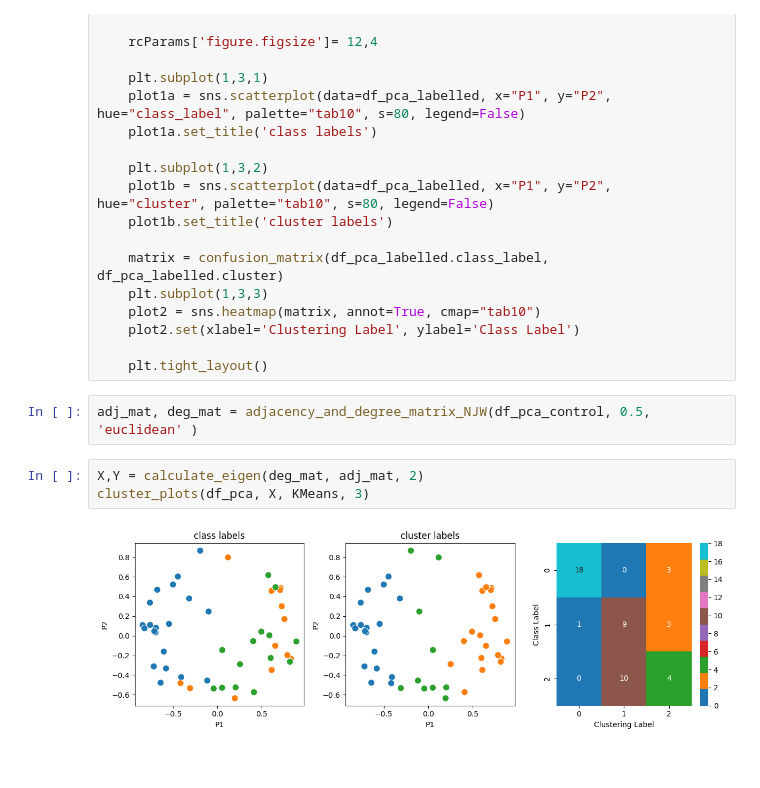
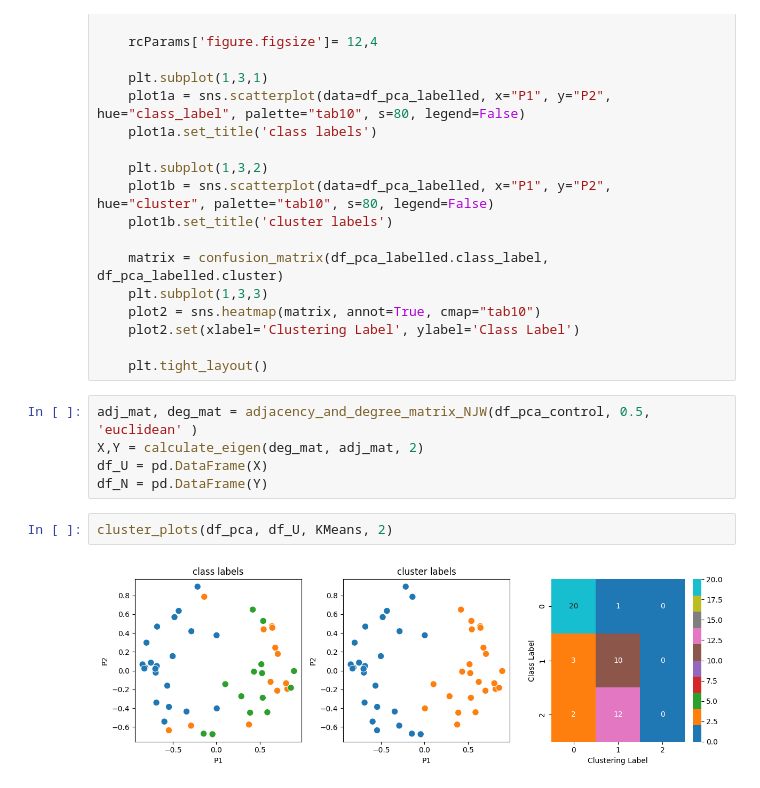
Before and after one commit to clumsyspeedboat/clustering_metaproteins, a Jupyter notebook: cluster_analysis.ipynb, the cells around one changed output. Saved outputs shown, nothing was run; the diff lists cells and outputs as text.

```diff
--- a/cluster_analysis.ipynb
+++ b/cluster_analysis.ipynb
@@ -159,9 +158,11 @@ def cluster_plots(df_pca_labelled, data, algorithm, k):
     plt.tight_layout()
 # %%
 adj_mat, deg_mat = adjacency_and_degree_matrix_NJW(df_pca_control, 0.5, 'euclidean' )
+X,Y = calculate_eigen(deg_mat, adj_mat, 2)
+df_U = pd.DataFrame(X)
+df_N = pd.DataFrame(Y)
-# %%
-X,Y = calculate_eigen(deg_mat, adj_mat, 2)
-cluster_plots(df_pca, X, KMeans, 3)
-# %% [output]
-[figure, removed]
+# %%
+cluster_plots(df_pca, df_U, KMeans, 2)
+# %% [output]
+[figure, added]
 # %%
```
Also changed, not shown: parts of 8 cells of this notebook.
